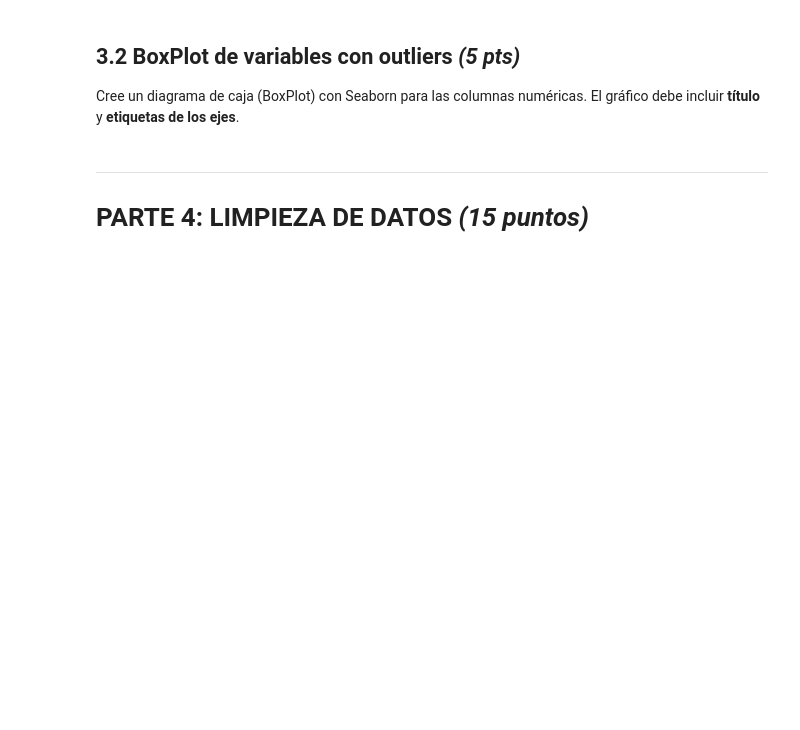
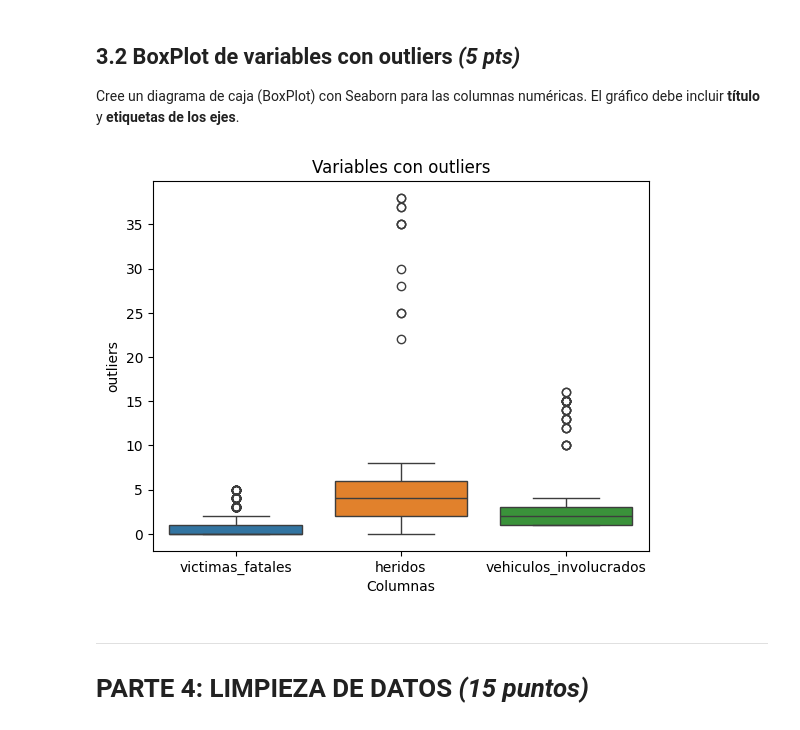
Before and after one commit to sghast/ADD, a Jupyter notebook: Deber 9 - Examen I/examen_accidentes_ecuador v1.ipynb, the cells around one changed output. Saved outputs shown, nothing was run; the diff lists cells and outputs as text; code cells hidden in the pictures; blank space fills up the shorter version.

```diff
--- a/Deber 9 - Examen I/examen_accidentes_ecuador v1.ipynb
+++ b/Deber 9 - Examen I/examen_accidentes_ecuador v1.ipynb
@@ -216,3 +290,5 @@ Muestre: número de filas y columnas, tipos de datos de cada columna y las prime
+# %%
+df_accidentes = df_accidentes.drop(columns=['id'])
 # %% [markdown]
 ## 2.2 Estadísticas descriptivas _(2 pts)_
 
@@ -262,0 +435,36 @@ Ordene `df_outliers` de **mayor a menor** cantidad de outliers y muéstrelo.
+# %%
+# Su código aquí
+# df_accidentes.info()
+# columnas numéricas según el ejercicio: víctimas_fatales, heridos, vehiculos_involucrados
+
+col_num = ['victimas_fatales', 'heridos', 'vehiculos_involucrados']
+
+# Convertir columnas a numéricas
+df_accidentes[col_num] = df_accidentes[col_num].apply(pd.to_numeric, errors='coerce')
+
+resumen_outliers = []
+
+for col in col_num:
+    q1 = df_accidentes[col].quantile(0.25)
+    q3 = df_accidentes[col].quantile(0.75)
+    iqr = q3 - q1
+
+    lim_inf = max(0, q1 - 1.5 * iqr)
+    lim_sup = q3 + 1.5 * iqr
+
+    outliers = df_accidentes[(df_accidentes[col] < lim_inf) | (df_accidentes[col] > lim_sup)]
+
+    resumen_outliers.append({
+        'columna': col,
+        'Q1': q1,
+        'Q3': q3,
+        'IQR': iqr,
+        'limite inferior': lim_inf,
+        'limite superior': lim_sup,
+        'cantidad_outliers': outliers.shape[0]
+    })
+
+display(
+    pd.DataFrame(resumen_outliers)
+    .sort_values('cantidad_outliers', ascending=False)
+)
@@ -270,3 +481,12 @@ El gráfico debe incluir **título** y **etiquetas de los ejes**.
+# %%
+# Su código aquí
+sns.boxplot(data=df_accidentes[['victimas_fatales', 'heridos', 'vehiculos_involucrados']])
+plt.title('Variables con outliers')
+plt.ylabel('outliers')
+plt.xlabel('Columnas')
+plt.show()
+# %% [output]
+[figure, added]
 # %% [markdown]
 ---
 
```
Also changed, not shown: parts of 36 cells of this notebook.
